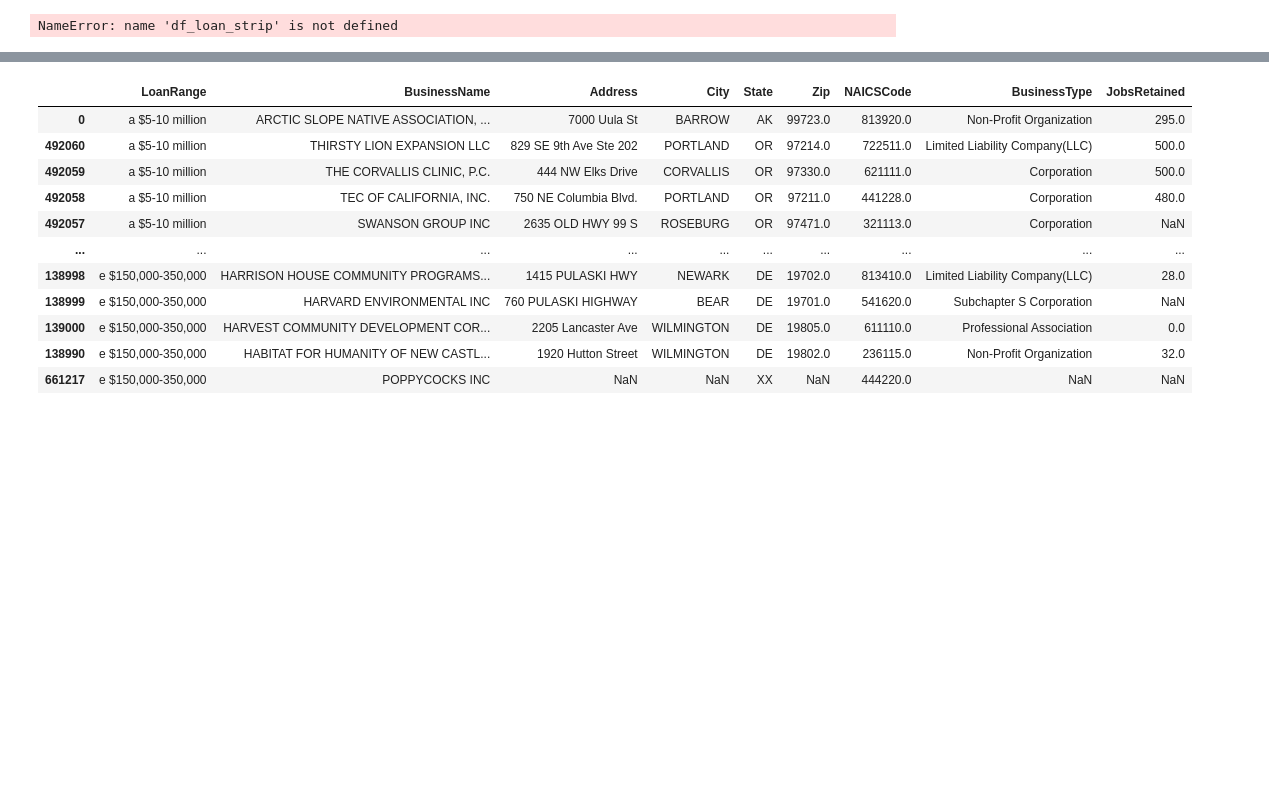
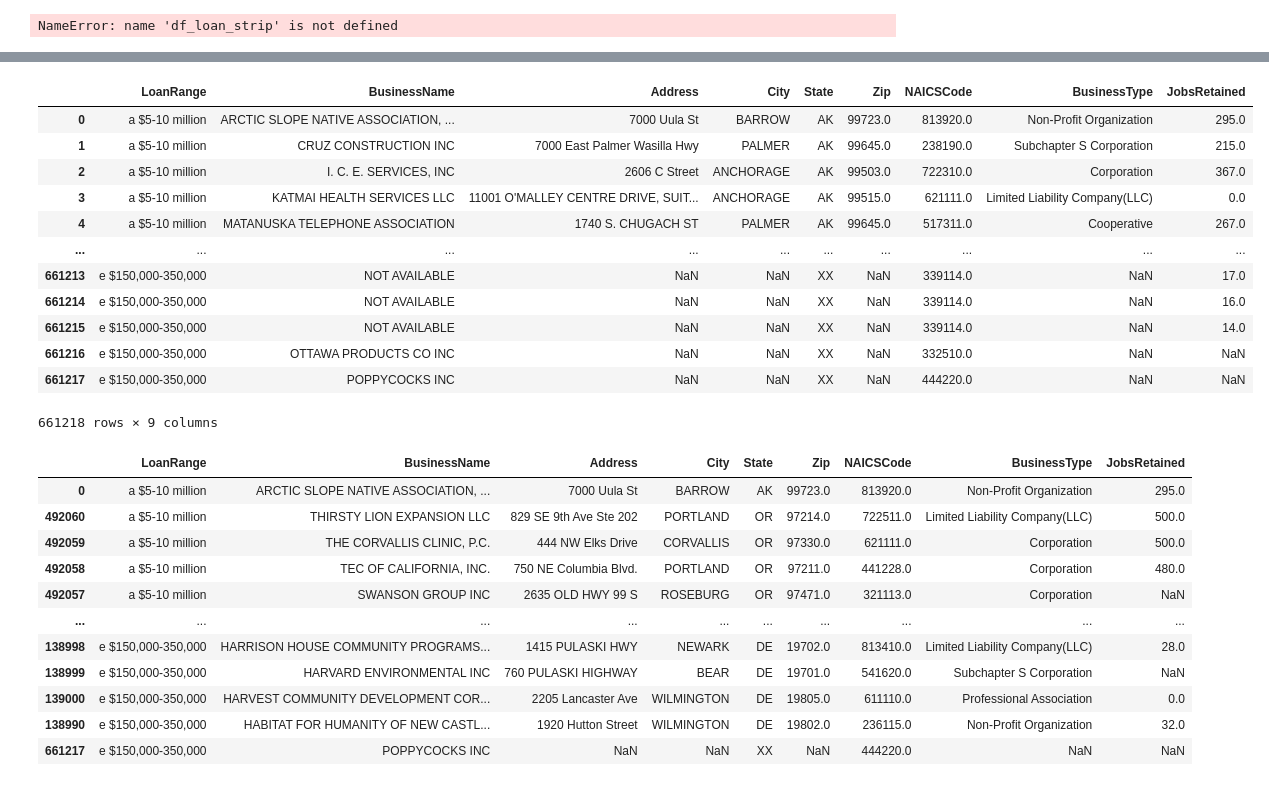
Before and after one commit to nbsmiz/ppp, a Jupyter notebook: data_explore.ipynb, the cells around one changed output, grey strips where cells are left out. Drawn from its saved outputs; the diff is of its cells as text; code cells hidden in the pictures; blank space fills up the shorter version.

```diff
--- a/data_explore.ipynb
+++ b/data_explore.ipynb
@@ -32,3 +52,19 @@ df_
+# %%
+df_loan_strip
+# %% [output]
+|  | LoanRange | BusinessName | Address | City | State | Zip | NAICSCode | BusinessType | JobsRetained |
+| 0 | a $5-10 million | ARCTIC SLOPE NATIVE ASSOCIATION, ... | 7000 Uula St | BARROW | AK | 99723.0 | 813920.0 | Non-Profit Organization | 295.0 |
+| 1 | a $5-10 million | CRUZ CONSTRUCTION INC | 7000 East Palmer Wasilla Hwy | PALMER | AK | 99645.0 | 238190.0 | Subchapter S Corporation | 215.0 |
+| 2 | a $5-10 million | I. C. E. SERVICES, INC | 2606 C Street | ANCHORAGE | AK | 99503.0 | 722310.0 | Corporation | 367.0 |
+| 3 | a $5-10 million | KATMAI HEALTH SERVICES LLC | 11001 O'MALLEY CENTRE DRIVE, SUIT... | ANCHORAGE | AK | 99515.0 | 621111.0 | Limited Liability Company(LLC) | 0.0 |
+| 4 | a $5-10 million | MATANUSKA TELEPHONE ASSOCIATION | 1740 S. CHUGACH ST | PALMER | AK | 99645.0 | 517311.0 | Cooperative | 267.0 |
+| ... | ... | ... | ... | ... | ... | ... | ... | ... | ... |
+| 661213 | e $150,000-350,000 | NOT AVAILABLE | NaN | NaN | XX | NaN | 339114.0 | NaN | 17.0 |
+| 661214 | e $150,000-350,000 | NOT AVAILABLE | NaN | NaN | XX | NaN | 339114.0 | NaN | 16.0 |
+| 661215 | e $150,000-350,000 | NOT AVAILABLE | NaN | NaN | XX | NaN | 339114.0 | NaN | 14.0 |
+| 661216 | e $150,000-350,000 | OTTAWA PRODUCTS CO INC | NaN | NaN | XX | NaN | 332510.0 | NaN | NaN |
+| 661217 | e $150,000-350,000 | POPPYCOCKS INC | NaN | NaN | XX | NaN | 444220.0 | NaN | NaN |
+661218 rows × 9 columns
 # %%
 df_loan_strip.sort_values(by='LoanRange')
 # %% [output]
```
Also changed, not shown: parts of 4 cells of this notebook, 1 other file.
